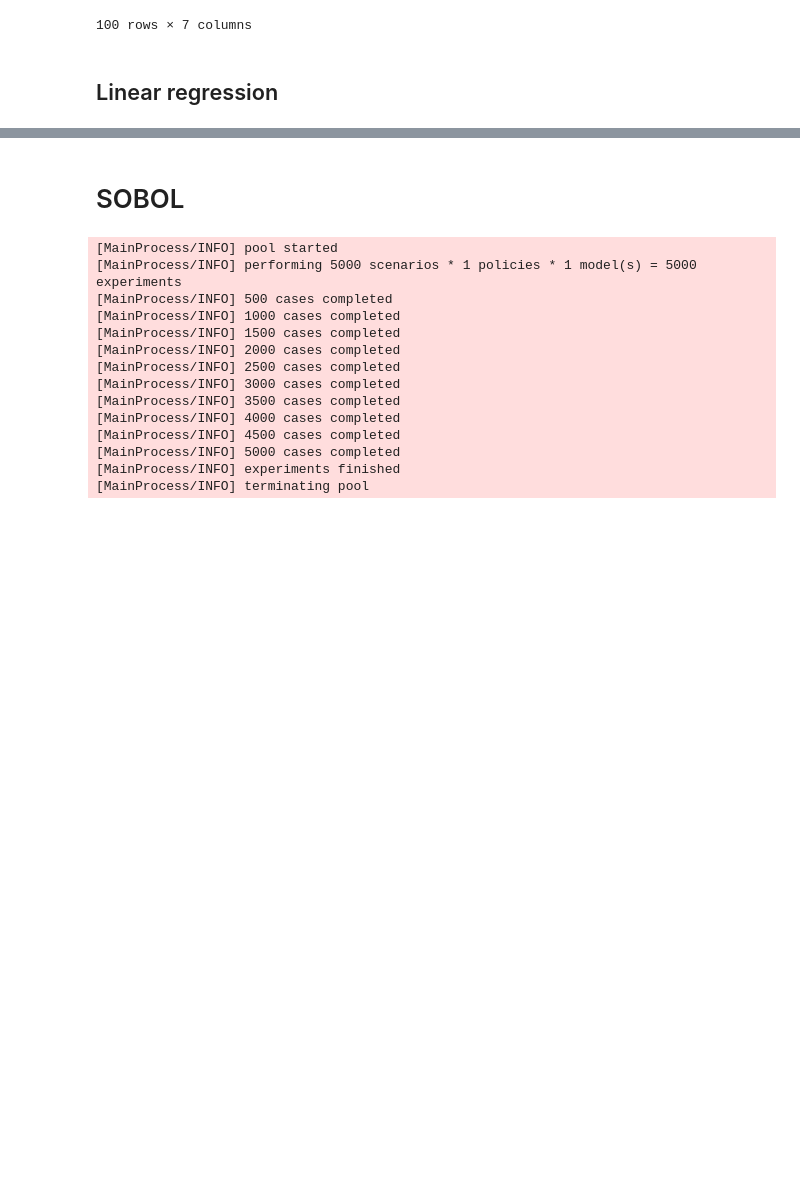
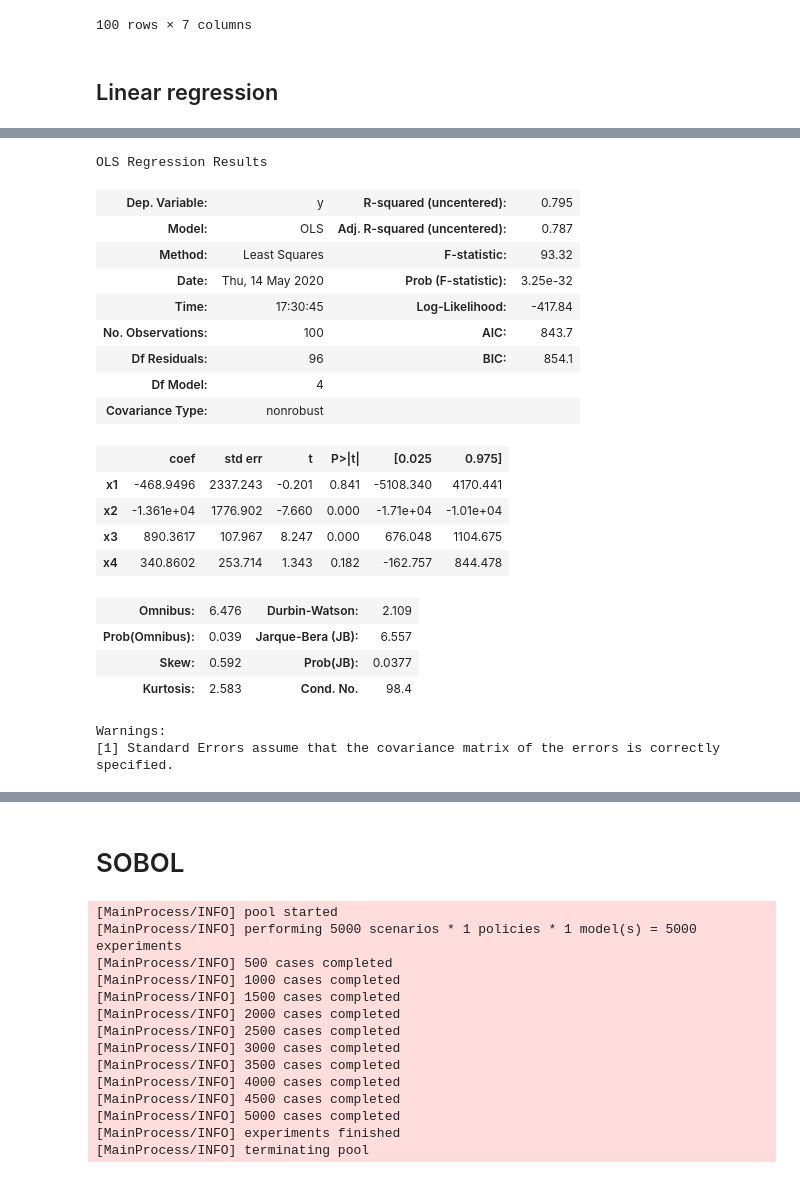
Before and after one commit to herzogrh/EPA1361, a Jupyter notebook: Week 3-4 - vulnerability analysis/assignment 6 - sensitivity analysis.ipynb, the cells around one changed output, grey strips where cells are left out. Drawn from its saved outputs; the diff is of its cells as text; code cells hidden in the pictures; blank space fills up the shorter version.

```diff
--- a/Week 3-4 - vulnerability analysis/assignment 6 - sensitivity analysis.ipynb
+++ b/Week 3-4 - vulnerability analysis/assignment 6 - sensitivity analysis.ipynb
@@ -124,0 +165,32 @@ fitted_mean.summary()
+# %%
+prey_final = outcomes['prey'][:,:,-1].flatten()
+prey_final
+
+LR_final = statsmodels.regression.linear_model.OLS(prey_final, experiments_clean.values)
+
+fitted_final = LR_final.fit()
+
+
+fitted_final.summary()
+# %% [output]
+OLS Regression Results
+| Dep. Variable: | y | R-squared (uncentered): | 0.795 |
+| Model: | OLS | Adj. R-squared (uncentered): | 0.787 |
+| Method: | Least Squares | F-statistic: | 93.32 |
+| Date: | Thu, 14 May 2020 | Prob (F-statistic): | 3.25e-32 |
+| Time: | 17:30:45 | Log-Likelihood: | -417.84 |
+| No. Observations: | 100 | AIC: | 843.7 |
+| Df Residuals: | 96 | BIC: | 854.1 |
+| Df Model: | 4 |  |  |
+| Covariance Type: | nonrobust |  |  |
+|  | coef | std err | t | P>|t| | [0.025 | 0.975] |
+| x1 | -468.9496 | 2337.243 | -0.201 | 0.841 | -5108.340 | 4170.441 |
+| x2 | -1.361e+04 | 1776.902 | -7.660 | 0.000 | -1.71e+04 | -1.01e+04 |
+| x3 | 890.3617 | 107.967 | 8.247 | 0.000 | 676.048 | 1104.675 |
+| x4 | 340.8602 | 253.714 | 1.343 | 0.182 | -162.757 | 844.478 |
+| Omnibus: | 6.476 | Durbin-Watson: | 2.109 |
+| Prob(Omnibus): | 0.039 | Jarque-Bera (JB): | 6.557 |
+| Skew: | 0.592 | Prob(JB): | 0.0377 |
+| Kurtosis: | 2.583 | Cond. No. | 98.4 |
+Warnings:
+[1] Standard Errors assume that the covariance matrix of the errors is correctly specified.
```
Also changed, not shown: parts of 5 cells of this notebook.
